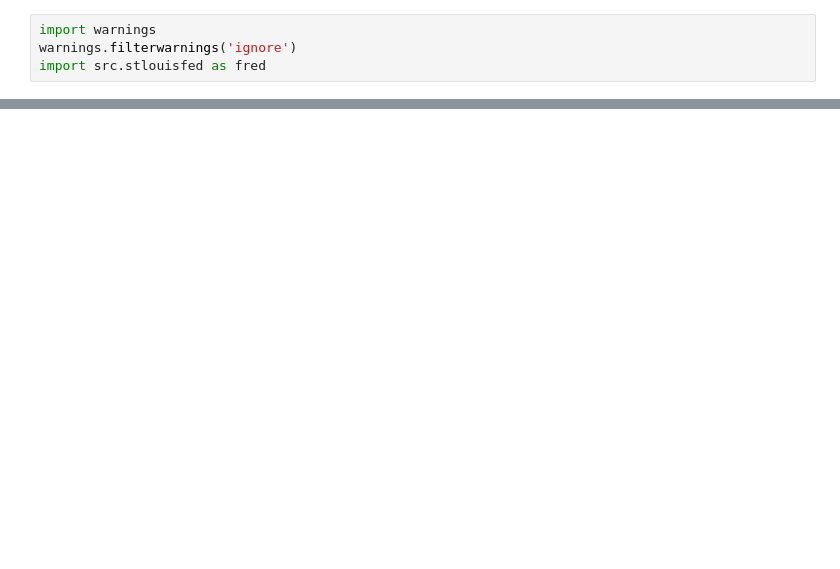
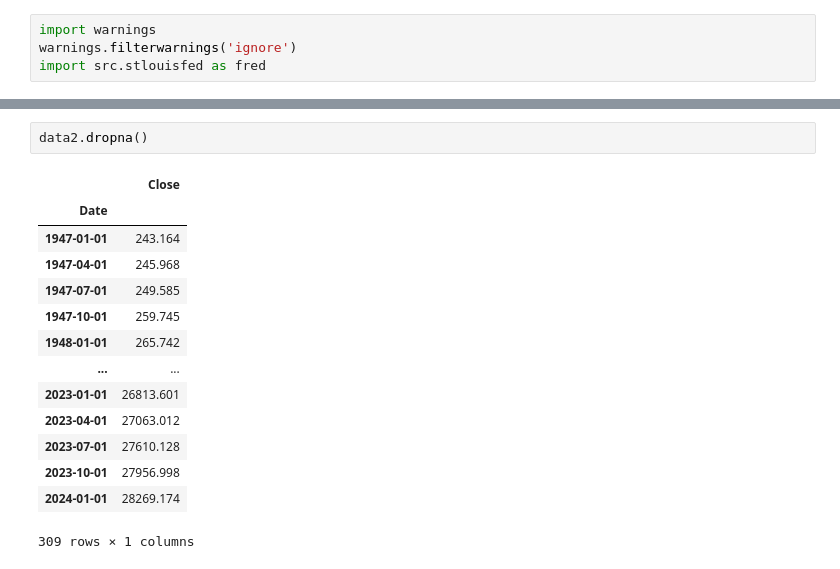
Before and after one commit to ivandimitrovkyulev/Notebooks, a Jupyter notebook: sample/macro_data.ipynb, the cells around one changed output, grey strips where cells are left out. Cells and saved outputs as stored; diff of their text form; blank space fills up the shorter version.

```diff
--- a/sample/macro_data.ipynb
+++ b/sample/macro_data.ipynb
@@ -35,0 +39,17 @@ data_2.plot(figsize=(20, 9))
+# %%
+data2.dropna()
+# %% [output]
+|  | Close |
+| Date |  |
+| 1947-01-01 | 243.164 |
+| 1947-04-01 | 245.968 |
+| 1947-07-01 | 249.585 |
+| 1947-10-01 | 259.745 |
+| 1948-01-01 | 265.742 |
+| ... | ... |
+| 2023-01-01 | 26813.601 |
+| 2023-04-01 | 27063.012 |
+| 2023-07-01 | 27610.128 |
+| 2023-10-01 | 27956.998 |
+| 2024-01-01 | 28269.174 |
+309 rows × 1 columns
```
Also changed, not shown: parts of 4 cells of this notebook, 7 other files.
